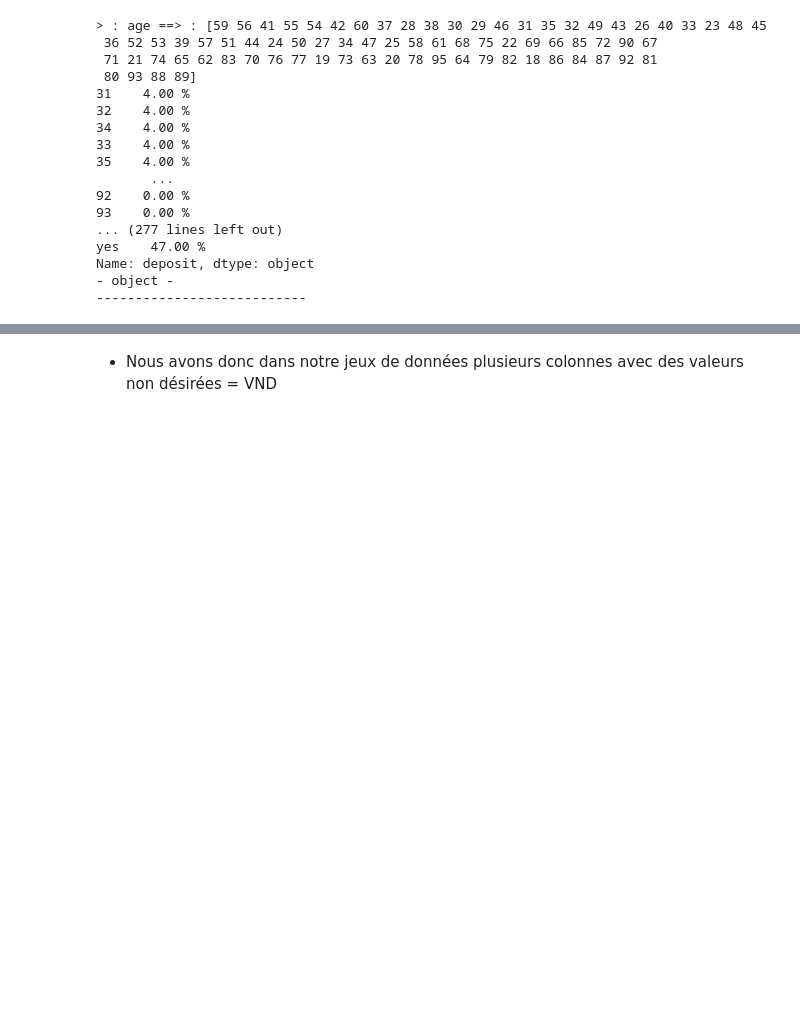
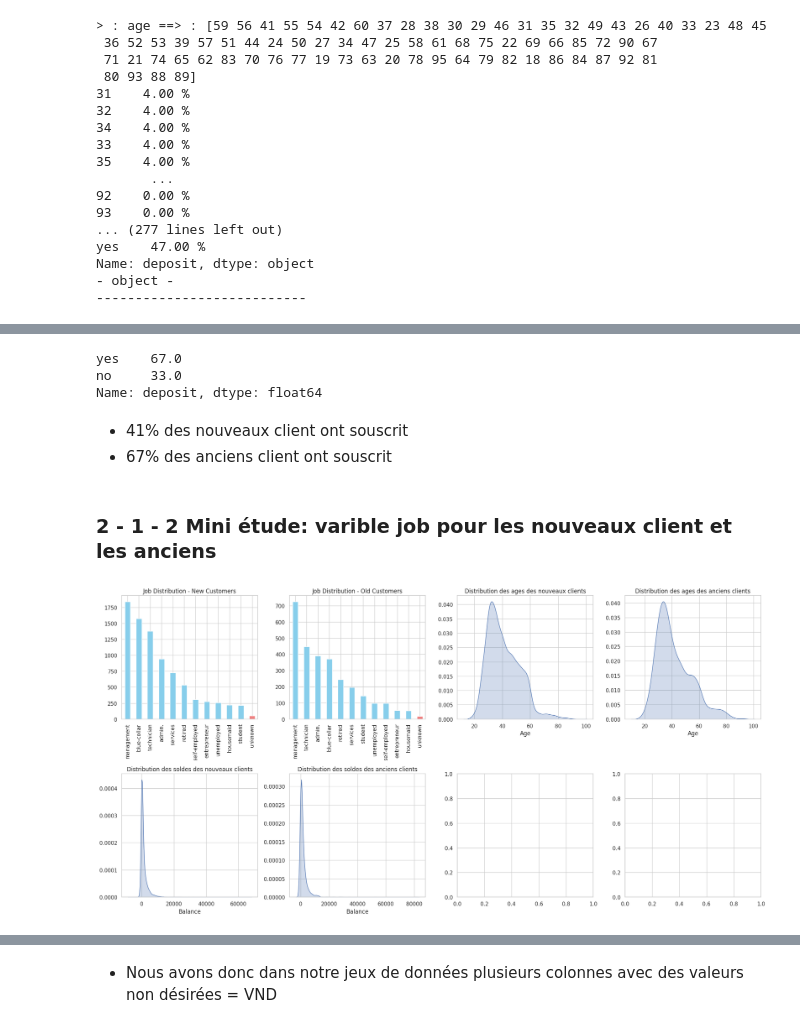
Before and after one commit to guillaumebrethes/Oct_cda_bankmarketing, a Jupyter notebook: Sprint_1.ipynb, the cells around one changed output, grey strips where cells are left out. Drawn from its saved outputs; the diff is of its cells as text; code cells hidden in the pictures; blank space fills up the shorter version.

Commit message:
finalisation of Data Cleaning + observation of dataset

```diff
--- a/Sprint_1.ipynb
+++ b/Sprint_1.ipynb
@@ -151,0 +163,11 @@ plt.show()
+# %%
+# Nous séparons les customers en 2 catégories
+# df avec les nouveaux clients
+new_customers_df = pdays_nul
+
+# df avec les anciens clients
+sup_to_sup = df[df['pdays'] == -1].index
+old_customers_df = df.drop(sup_to_sup)
+old_customers_df = old_customers_df.reset_index(drop=True)
+
+old_customers_df
@@ -151,0 +194,65 @@ plt.show()
+# %%
+old_customers_df['deposit'].value_counts(normalize= True).round(2) * 100
+# %% [output]
+yes    67.0
+no     33.0
+Name: deposit, dtype: float64
+# %% [markdown]
+* 41% des nouveaux client ont souscrit
+* 67% des anciens client ont souscrit
+# %% [markdown]
+### 2 - 1 - 2 Mini étude: varible **job** pour les **nouveaux** client et les **anciens**
+# %%
+import matplotlib.pyplot as plt
+import seaborn as sns
+
+fig, axs = plt.subplots(2, 4, figsize=(20, 10))  # Deux lignes, quatre colonnes
+
+# 1 ### New Customer "Job"
+axs[0, 0].set_title('Job Distribution - New Customers')
+new_customers_df['job'].value_counts().plot(
+    kind='bar',
+    color=['skyblue', 'skyblue', 'skyblue', 'skyblue', 'skyblue', 'skyblue', 'skyblue', 'skyblue', 'skyblue', 'skyblue', 'skyblue', 'lightcoral'],
+    ax=axs[0, 0]
+)
+axs[0, 0].set_ylabel('')
+axs[0, 0].set_xlabel('')
+
+# 2 ### Old Customer "Job"
+axs[0, 1].set_title('Job Distribution - Old Customers')
+old_customers_df['job'].value_counts().plot(
+    kind='bar',
+    color=['skyblue', 'skyblue', 'skyblue', 'skyblue', 'skyblue', 'skyblue', 'skyblue', 'skyblue', 'skyblue', 'skyblue', 'skyblue', 'lightcoral'],
+    ax=axs[0, 1]
+)
+axs[0, 1].set_ylabel('')
+axs[0, 1].set_xlabel('')
+
+# 3 ### Distribution age new customers
+sns.kdeplot(data=new_customers_df, x='age', fill=True, ax=axs[0, 2])
+axs[0, 2].set_xlabel('Age')
+axs[0, 2].set_ylabel('')
+axs[0, 2].set_title('Distribution des ages des nouveaux clients')
+
+# 4 ### Distribution age old customers
+sns.kdeplot(data=old_customers_df, x='age', fill=True, ax=axs[0, 3])
+axs[0, 3].set_xlabel('Age')
+axs[0, 3].set_ylabel('')
+axs[0, 3].set_title('Distribution des ages des anciens clients')
+
+# 5 ### Distribution balance new customers
+sns.kdeplot(data=new_customers_df, x='balance', fill=True, ax=axs[1, 0])
+axs[1, 0].set_xlabel('Balance')
+axs[1, 0].set_ylabel('')
+axs[1, 0].set_title('Distribution des soldes des nouveaux clients')
+
+# 6 ### Distribution balance old customers
+sns.kdeplot(data=old_customers_df, x='balance', fill=True, ax=axs[1, 1])
+axs[1, 1].set_xlabel('Balance')
+axs[1, 1].set_ylabel('')
+axs[1, 1].set_title('Distribution des soldes des anciens clients')
+
+plt.tight_layout()
+plt.show()
+# %% [output]
+[figure, added]
```
Also changed, not shown: parts of 43 cells of this notebook.
